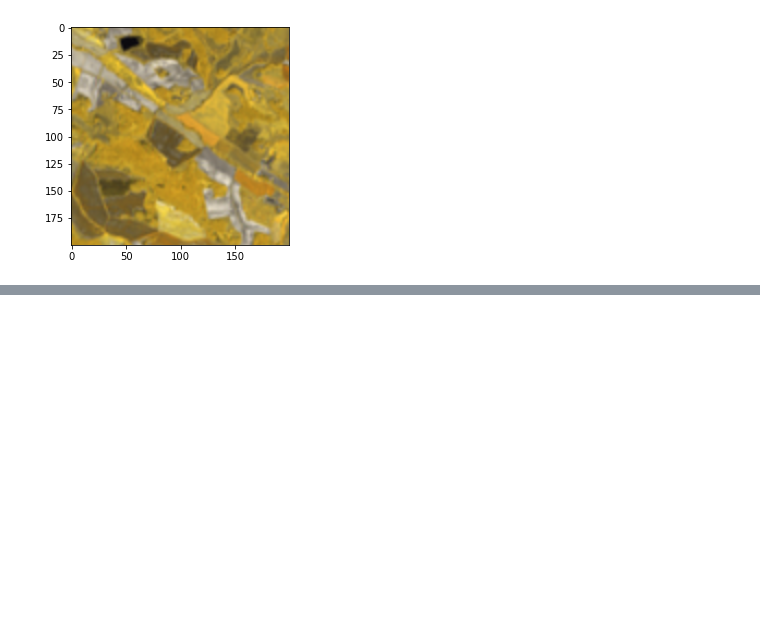
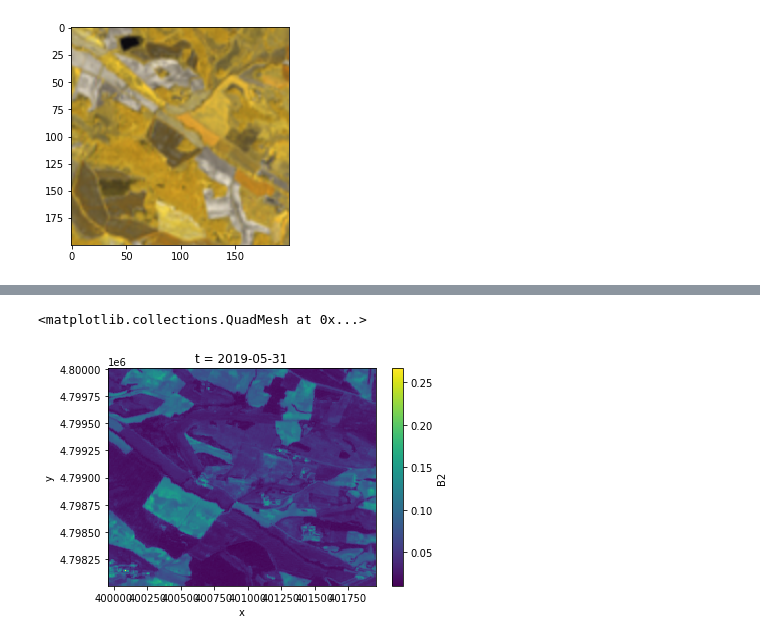
Before and after one commit to CNES/sensorsio, a Jupyter notebook: notebooks/sentinel2.ipynb, the cells around one changed output, grey strips where cells are left out. Cells and saved outputs as stored; diff of their text form; code cells hidden in the pictures; blank space fills up the shorter version.

Commit message:
ENH: Support reading as xarray

```diff
--- a/notebooks/sentinel2.ipynb
+++ b/notebooks/sentinel2.ipynb
@@ -137,0 +142,5 @@ pyplot.imshow(arr_rgb)
+# %%
+arr = dataset.read_bands(sentinel2.Sentinel2.GROUP_10M,
+                         resolution=10,
+                         region=(0,0,200,200), wrap_xarray=True)
+arr
@@ -137,0 +162,5 @@ pyplot.imshow(arr_rgb)
+# %%
+arr['B2'].plot()
+# %% [output]
+<matplotlib.collections.QuadMesh at 0x...>
+[figure, added]
```
Also changed, not shown: parts of 3 cells of this notebook, 1 other file.
